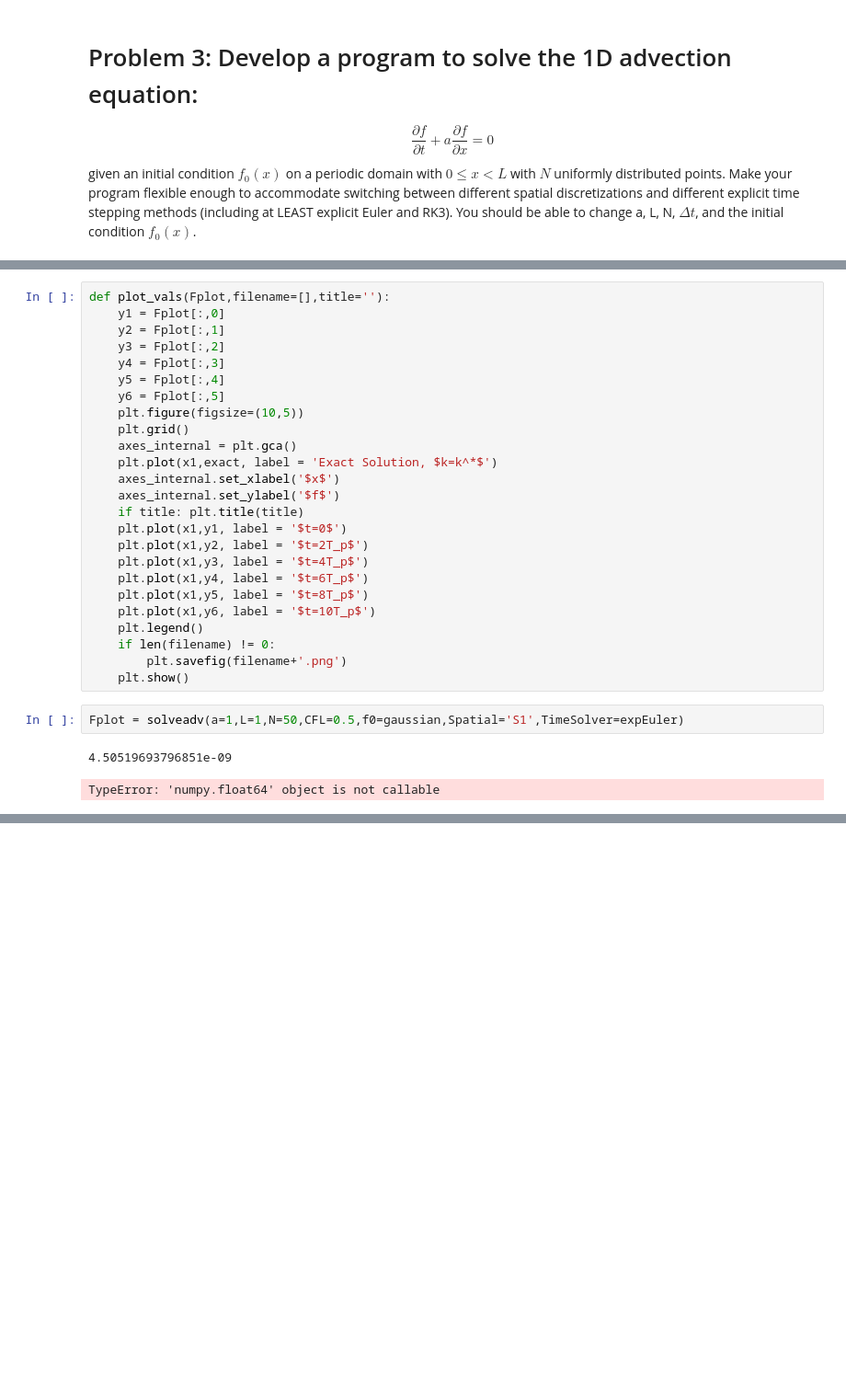
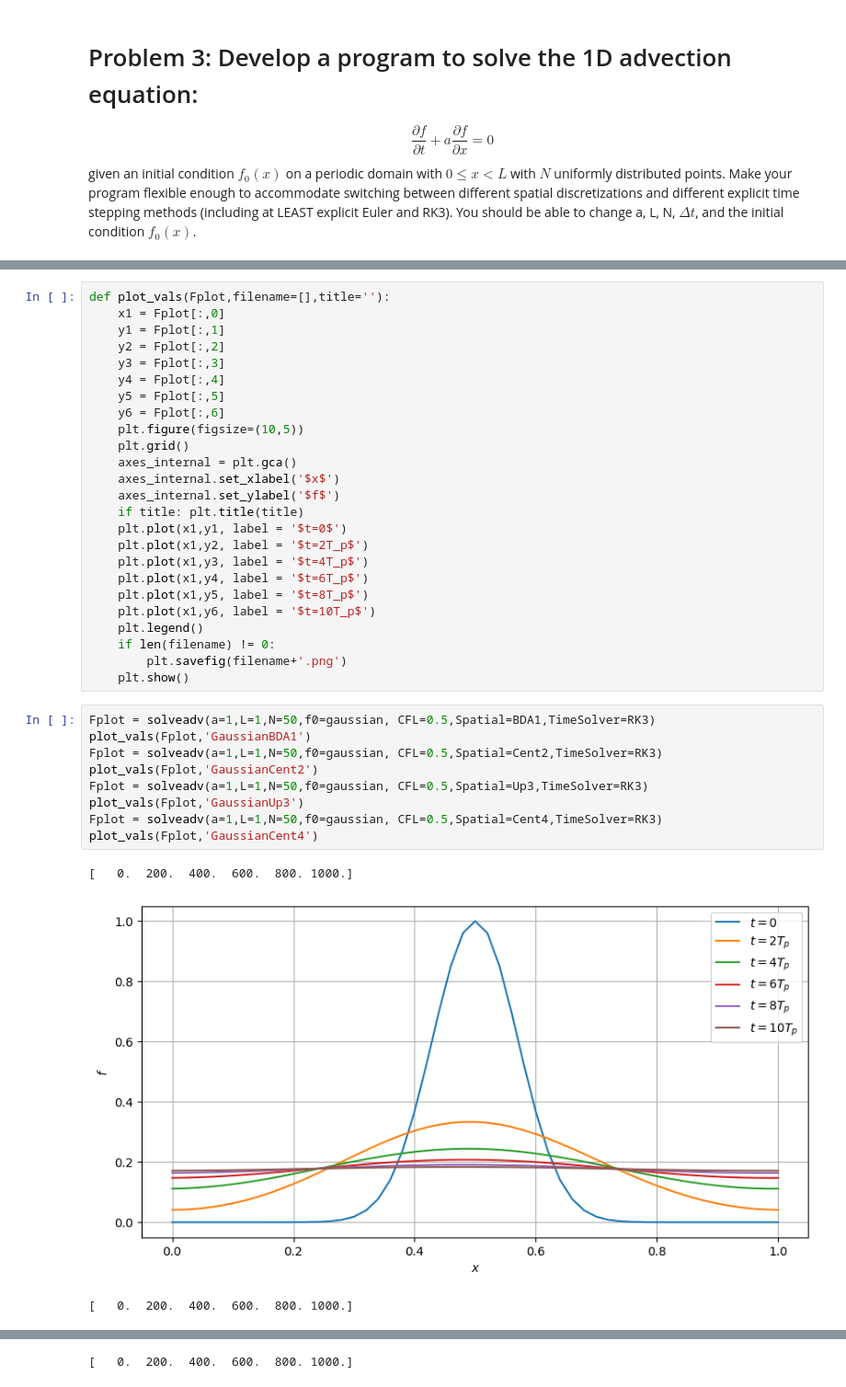
Before and after one commit to cartervu/CFD-AEM5253, a Jupyter notebook: HW2/CFD_HW2.ipynb, the cells around one changed output, grey strips where cells are left out. Shown at 92% size. Cells and saved outputs as stored; diff of their text form; blank space fills up the shorter version.

```diff
--- a/HW2/CFD_HW2.ipynb
+++ b/HW2/CFD_HW2.ipynb
@@ -220,31 +197,39 @@ def solveadv(a=1,L=1,N=50,f0=gaussian,CFL=0.5,Spatial='S1',TimeSolver=expEuler):
     return Fplot
-# %%
-def plot_vals(Fplot,filename=[],title=''):
-    y1 = Fplot[:,0]
-    y2 = Fplot[:,1]
-    y3 = Fplot[:,2]
-    y4 = Fplot[:,3]
-    y5 = Fplot[:,4]
-    y6 = Fplot[:,5]
-    plt.figure(figsize=(10,5))
-    plt.grid()
-    axes_internal = plt.gca()
-    plt.plot(x1,exact, label = 'Exact Solution, $k=k^*$')
-    axes_internal.set_xlabel('$x$')
-    axes_internal.set_ylabel('$f$')
-    if title: plt.title(title)
-    plt.plot(x1,y1, label = '$t=0$')
-    plt.plot(x1,y2, label = '$t=2T_p$')
-    plt.plot(x1,y3, label = '$t=4T_p$')
-    plt.plot(x1,y4, label = '$t=6T_p$')
-    plt.plot(x1,y5, label = '$t=8T_p$')
-    plt.plot(x1,y6, label = '$t=10T_p$')
-    plt.legend()
-    if len(filename) != 0:
-        plt.savefig(filename+'.png')
-    plt.show()
-# %%
-Fplot = solveadv(a=1,L=1,N=50,CFL=0.5,f0=gaussian,Spatial='S1',TimeSolver=expEuler)
-# %% [output]
-4.50519693796851e-09
-TypeError: 'numpy.float64' object is not callable
+# %%
+def plot_vals(Fplot,filename=[],title=''):
+    x1 = Fplot[:,0]
+    y1 = Fplot[:,1]
+    y2 = Fplot[:,2]
+    y3 = Fplot[:,3]
+    y4 = Fplot[:,4]
+    y5 = Fplot[:,5]
+    y6 = Fplot[:,6]
+    plt.figure(figsize=(10,5))
+    plt.grid()
+    axes_internal = plt.gca()
+    axes_internal.set_xlabel('$x$')
+    axes_internal.set_ylabel('$f$')
+    if title: plt.title(title)
+    plt.plot(x1,y1, label = '$t=0$')
+    plt.plot(x1,y2, label = '$t=2T_p$')
+    plt.plot(x1,y3, label = '$t=4T_p$')
+    plt.plot(x1,y4, label = '$t=6T_p$')
+    plt.plot(x1,y5, label = '$t=8T_p$')
+    plt.plot(x1,y6, label = '$t=10T_p$')
+    plt.legend()
+    if len(filename) != 0:
+        plt.savefig(filename+'.png')
+    plt.show()
+# %%
+Fplot = solveadv(a=1,L=1,N=50,f0=gaussian, CFL=0.5,Spatial=BDA1,TimeSolver=RK3)
+plot_vals(Fplot,'GaussianBDA1')
+Fplot = solveadv(a=1,L=1,N=50,f0=gaussian, CFL=0.5,Spatial=Cent2,TimeSolver=RK3)
+plot_vals(Fplot,'GaussianCent2')
+Fplot = solveadv(a=1,L=1,N=50,f0=gaussian, CFL=0.5,Spatial=Up3,TimeSolver=RK3)
+plot_vals(Fplot,'GaussianUp3')
+Fplot = solveadv(a=1,L=1,N=50,f0=gaussian, CFL=0.5,Spatial=Cent4,TimeSolver=RK3)
+plot_vals(Fplot,'GaussianCent4')
+# %% [output]
+[   0.  200.  400.  600.  800. 1000.]
+[figure, added]
+[   0.  200.  400.  600.  800. 1000.]
@@ -250,0 +237 @@ TypeError: 'numpy.float64' object is not callable
+[   0.  200.  400.  600.  800. 1000.]
```
Also changed, not shown: parts of 12 cells of this notebook, 12 other files.
